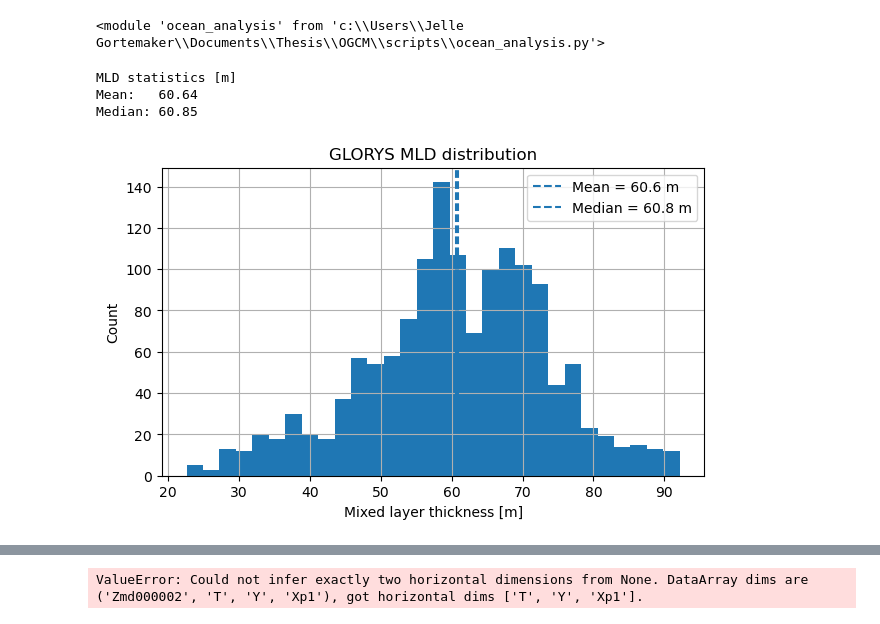
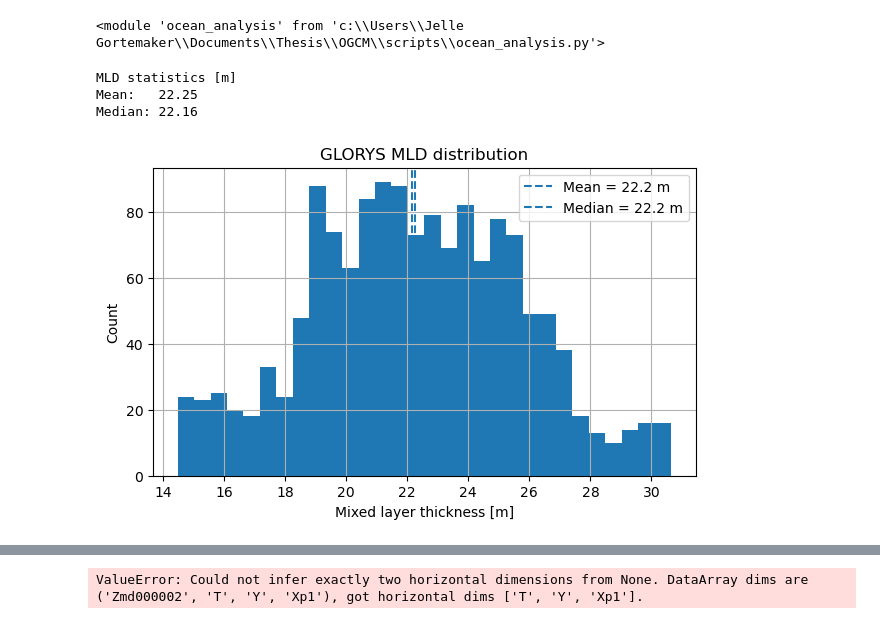
Before and after one commit to Jelle-Gortemaker/Thesis, a Jupyter notebook: OGCM/notebooks/Vertical_slice_to_2D.ipynb, the cells around one changed output, grey strips where cells are left out. Drawn from its saved outputs; the diff is of its cells as text; code cells hidden in the pictures.

```diff
--- a/OGCM/notebooks/Vertical_slice_to_2D.ipynb
+++ b/OGCM/notebooks/Vertical_slice_to_2D.ipynb
@@ -15,44 +15,44 @@ importlib.reload(oa)
 # %% [output]
 <module 'ocean_analysis' from 'c:\\Users\\Jelle Gortemaker\\Documents\\Thesis\\OGCM\\scripts\\ocean_analysis.py'>
 # %%
-GLORYS_file = "../data/input/GPGP_jan2020_3D_21.5_24.5_141.6_138.4.nc"
+GLORYS_file = "../data/input/GPGP_aug2020_3D_21.5_24.5_141.6_138.4.nc"
 
-MITgcm_interp_file = "../data/input/MITgcm_spinup_256x256_jan2020.nc"
-output_file = "../data/processed/MITgcm_spinup_256x256_jan2020_1layer.nc"
-delR = [60.0]
+MITgcm_interp_file = "../data/input/MITgcm_spinup_256x256_aug2020.nc"
+output_file = "../data/processed/MITgcm_spinup_256x256_aug2020_1layer.nc"
+delR = [20.0]
 
 
 
 ds = xr.open_dataset(GLORYS_file)
 mld = ds["mlotst"]
 
 for tdim in ["time", "time_counter", "t"]:
     if tdim in mld.dims:
         mld = mld.mean(dim=tdim)
         break
 
 values = mld.values
 values = values[np.isfinite(values)]
 
 print("MLD statistics [m]")
 print(f"Mean:   {np.mean(values):.2f}")
 print(f"Median: {np.median(values):.2f}")
 
 plt.figure(figsize=(7, 4))
 plt.hist(values, bins=30)
 plt.axvline(np.mean(values), linestyle="--", label=f"Mean = {np.mean(values):.1f} m")
 plt.axvline(np.median(values), linestyle="--", label=f"Median = {np.median(values):.1f} m")
 plt.xlabel("Mixed layer thickness [m]")
 plt.ylabel("Count")
 plt.title("GLORYS MLD distribution")
 plt.legend()
 plt.grid(True)
 plt.show()
 # %% [output]
 MLD statistics [m]
-Mean:   60.64
-Median: 60.85
+Mean:   22.25
+Median: 22.16
-[figure, old version]
+[figure, new version]
 # %%
 # oa.spinup_to_baro1_bin(
 #     input_nc=MITgcm_interp_file,
```
Also changed, not shown: parts of 1 cell of this notebook, 1 other file.
